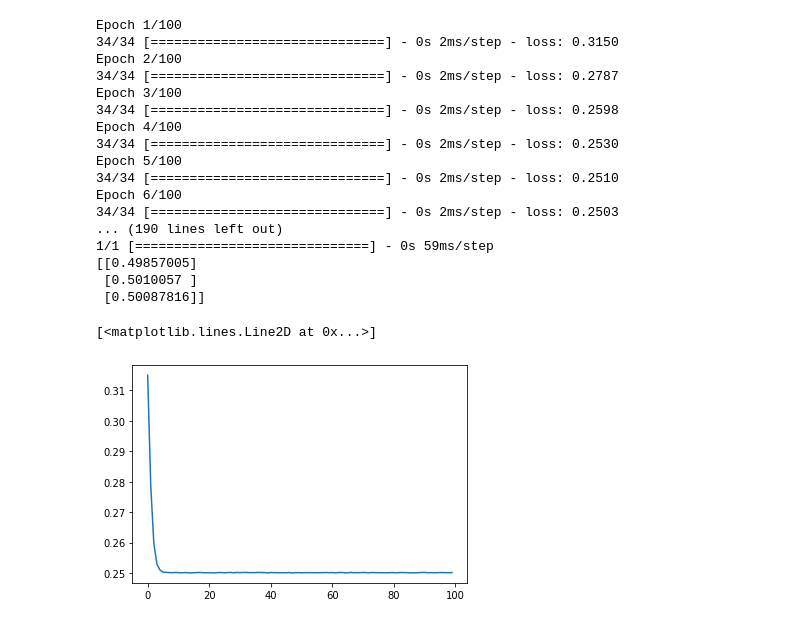
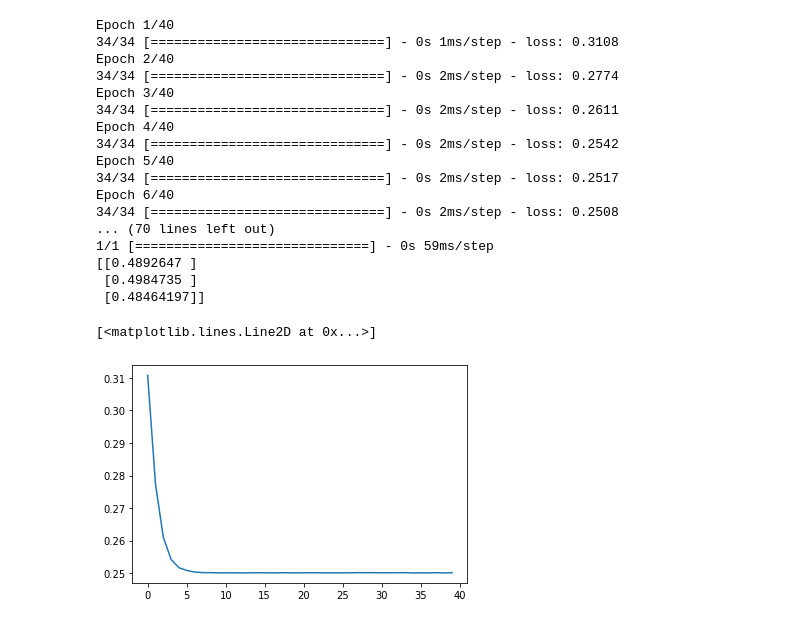
Before and after one commit to yooyeollee/2022, a Jupyter notebook: Very_simple_ANN.ipynb, the cells around one changed output. Saved outputs shown, nothing was run; the diff lists cells and outputs as text; code cells hidden in the pictures.

```diff
--- a/Very_simple_ANN.ipynb
+++ b/Very_simple_ANN.ipynb
@@ -119,48 +119,48 @@ import matplotlib.pyplot as plt
 
 x = np.array(range(1,1000))
 y = np.array([z%2 for z in range(1,1000)])
 
 x_2=np.array([10,301, 30])
 
 model = Sequential()
 
 model.add(Dense(40, input_dim=1, activation='sigmoid'))
 model.add(Dense(40, activation='sigmoid'))
 model.add(Dense(1, activation='sigmoid'))
 
 model.compile(loss='mse', optimizer='sgd')
 
-history = model.fit(x,y,epochs=100, batch_size=30)
+history = model.fit(x,y,epochs=40, batch_size=30)
 
 loss = model.evaluate(x,y)
 
 print('loss:', loss)
 
 y_predict = model.predict(x_2)
 print(y_predict)
 
 y_loss = history.history['loss']
 
 x_len = np.arange(len(y_loss))
 
 plt.plot(x_len,y_loss)
 # %% [output]
-Epoch 1/100
-34/34 [==============================] - 0s 2ms/step - loss: 0.3150
-Epoch 2/100
-34/34 [==============================] - 0s 2ms/step - loss: 0.2787
-Epoch 3/100
-34/34 [==============================] - 0s 2ms/step - loss: 0.2598
-Epoch 4/100
-34/34 [==============================] - 0s 2ms/step - loss: 0.2530
-Epoch 5/100
-34/34 [==============================] - 0s 2ms/step - loss: 0.2510
-Epoch 6/100
-34/34 [==============================] - 0s 2ms/step - loss: 0.2503
-... (190 lines left out)
+Epoch 1/40
+34/34 [==============================] - 0s 1ms/step - loss: 0.3108
+Epoch 2/40
+34/34 [==============================] - 0s 2ms/step - loss: 0.2774
+Epoch 3/40
+34/34 [==============================] - 0s 2ms/step - loss: 0.2611
+Epoch 4/40
+34/34 [==============================] - 0s 2ms/step - loss: 0.2542
+Epoch 5/40
+34/34 [==============================] - 0s 2ms/step - loss: 0.2517
+Epoch 6/40
+34/34 [==============================] - 0s 2ms/step - loss: 0.2508
+... (70 lines left out)
 1/1 [==============================] - 0s 59ms/step
-[[0.49857005]
- [0.5010057 ]
- [0.50087816]]
+[[0.4892647 ]
+ [0.4984735 ]
+ [0.48464197]]
 [<matplotlib.lines.Line2D at 0x...>]
-[figure, old version]
+[figure, new version]
```
Also changed, not shown: parts of 2 cells of this notebook.
